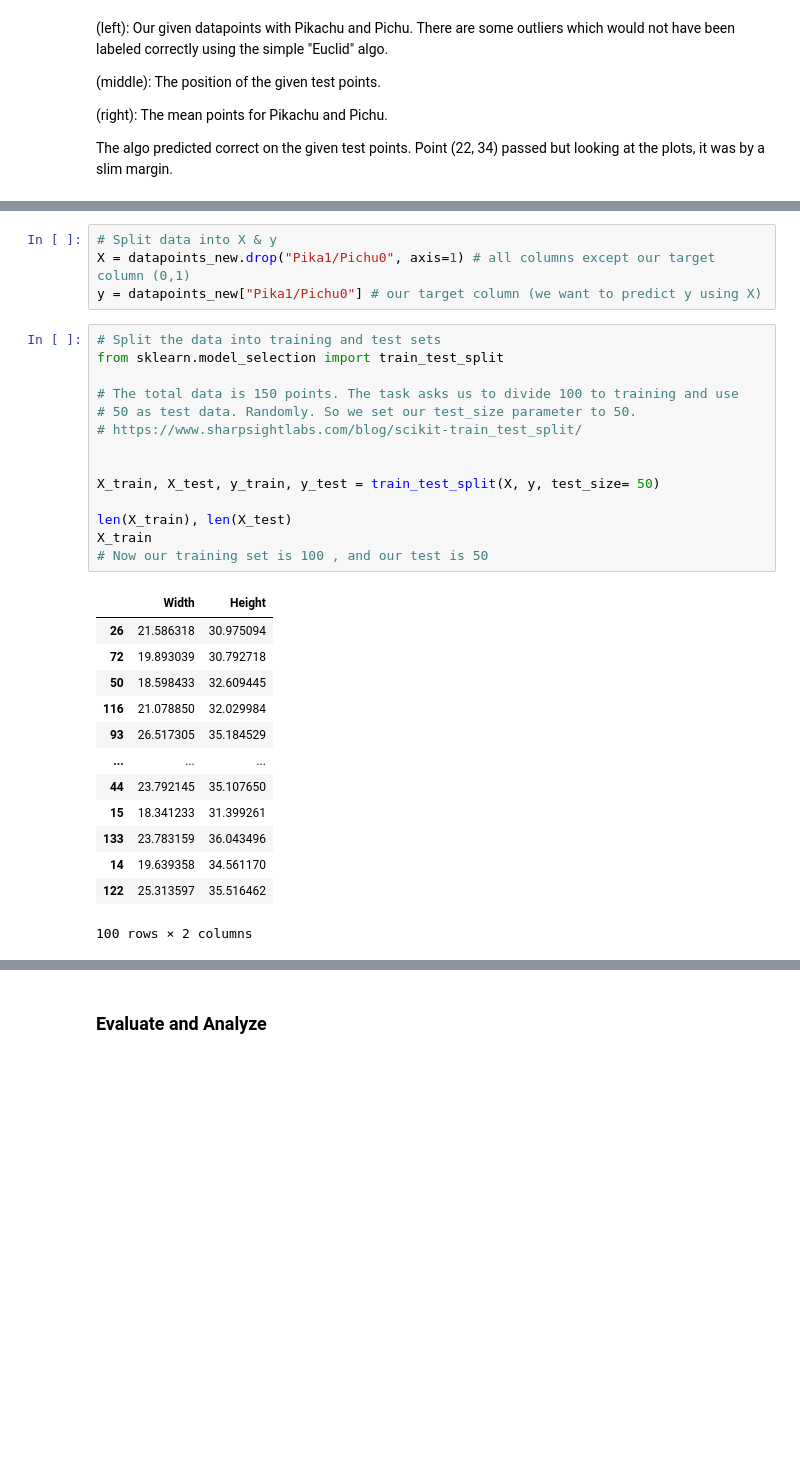
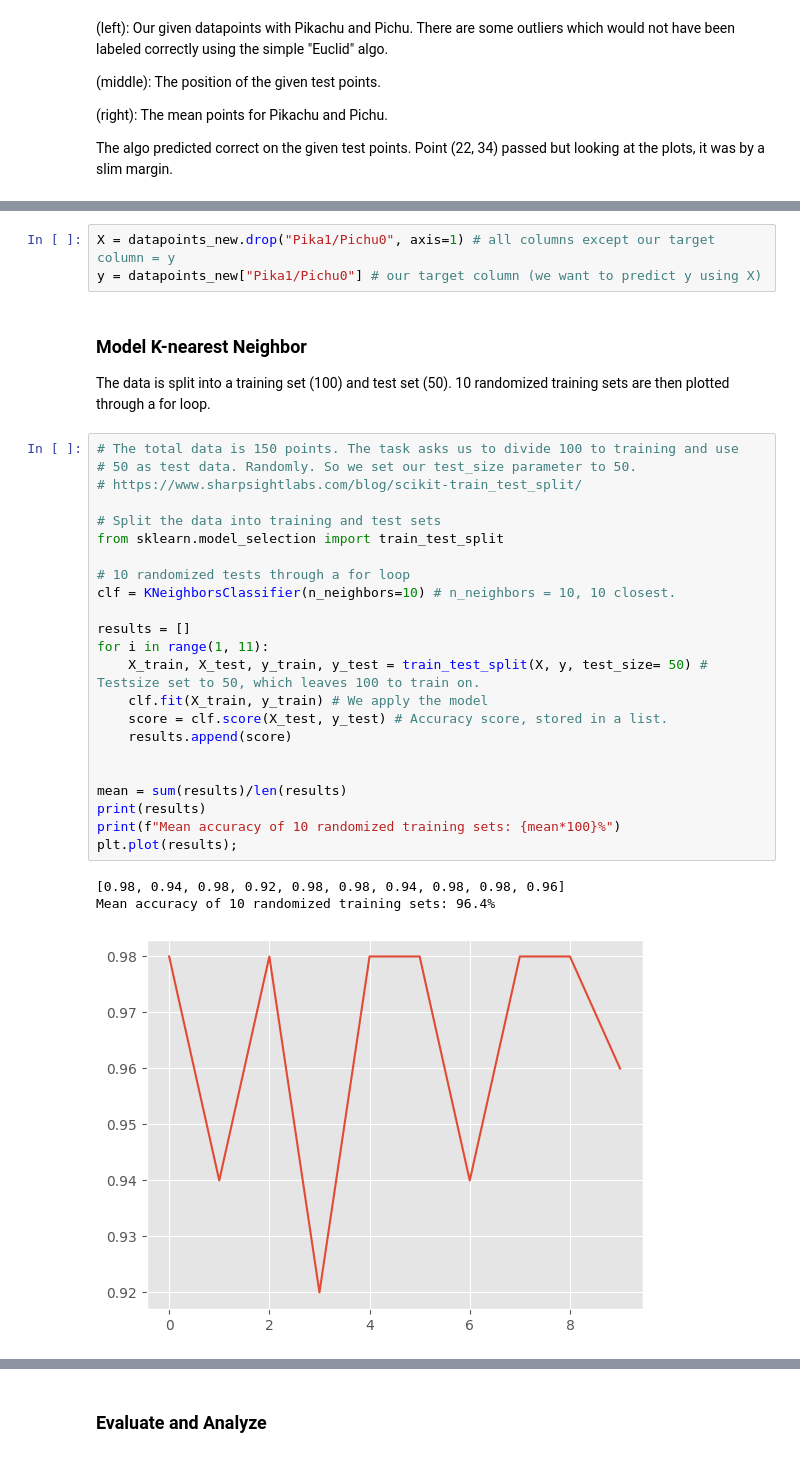
Before and after one commit to smlatic/Python-Edin-Smlatic, a Jupyter notebook: labs/Lab2/Lab2-pokemon.ipynb, the cells around one changed output, grey strips where cells are left out. Drawn from its saved outputs; the diff is of its cells as text; blank space fills up the shorter version.

```diff
--- a/labs/Lab2/Lab2-pokemon.ipynb
+++ b/labs/Lab2/Lab2-pokemon.ipynb
@@ -193,32 +192,35 @@ The algo predicted correct on the given test points. Point (22, 34) passed but l
 # %%
-# Split data into X & y
-X = datapoints_new.drop("Pika1/Pichu0", axis=1) # all columns except our target column (0,1)
+X = datapoints_new.drop("Pika1/Pichu0", axis=1) # all columns except our target column = y
 y = datapoints_new["Pika1/Pichu0"] # our target column (we want to predict y using X)
+# %% [markdown]
+### Model K-nearest Neighbor
+
+The data is split into a training set (100) and test set (50).
+10 randomized training sets are then plotted through a for loop.
 # %%
-# Split the data into training and test sets
-from sklearn.model_selection import train_test_split
-
 # The total data is 150 points. The task asks us to divide 100 to training and use
 # 50 as test data. Randomly. So we set our test_size parameter to 50.
 # https://www.sharpsightlabs.com/blog/scikit-train_test_split/
 
+# Split the data into training and test sets
+from sklearn.model_selection import train_test_split
 
-X_train, X_test, y_train, y_test = train_test_split(X, y, test_size= 50)
+# 10 randomized tests through a for loop
+clf = KNeighborsClassifier(n_neighbors=10) # n_neighbors = 10, 10 closest.
 
-len(X_train), len(X_test)
-X_train
-# Now our training set is 100 , and our test is 50
+results = []
+for i in range(1, 11):
+    X_train, X_test, y_train, y_test = train_test_split(X, y, test_size= 50) # Testsize set to 50, which leaves 100 to train on.
+    clf.fit(X_train, y_train) # We apply the model
+    score = clf.score(X_test, y_test) # Accuracy score, stored in a list.
+    results.append(score)
+
+
+mean = sum(results)/len(results)
+print(results)
+print(f"Mean accuracy of 10 randomized training sets: {mean*100}%")
+plt.plot(results);
 # %% [output]
-|  | Width | Height |
-| 26 | 21.586318 | 30.975094 |
-| 72 | 19.893039 | 30.792718 |
-| 50 | 18.598433 | 32.609445 |
-| 116 | 21.078850 | 32.029984 |
-| 93 | 26.517305 | 35.184529 |
-| ... | ... | ... |
-| 44 | 23.792145 | 35.107650 |
-| 15 | 18.341233 | 31.399261 |
-| 133 | 23.783159 | 36.043496 |
-| 14 | 19.639358 | 34.561170 |
-| 122 | 25.313597 | 35.516462 |
-100 rows × 2 columns
+[0.98, 0.94, 0.98, 0.92, 0.98, 0.98, 0.94, 0.98, 0.98, 0.96]
+Mean accuracy of 10 randomized training sets: 96.4%
+[figure, added]
```
Also changed, not shown: parts of 18 cells of this notebook.
